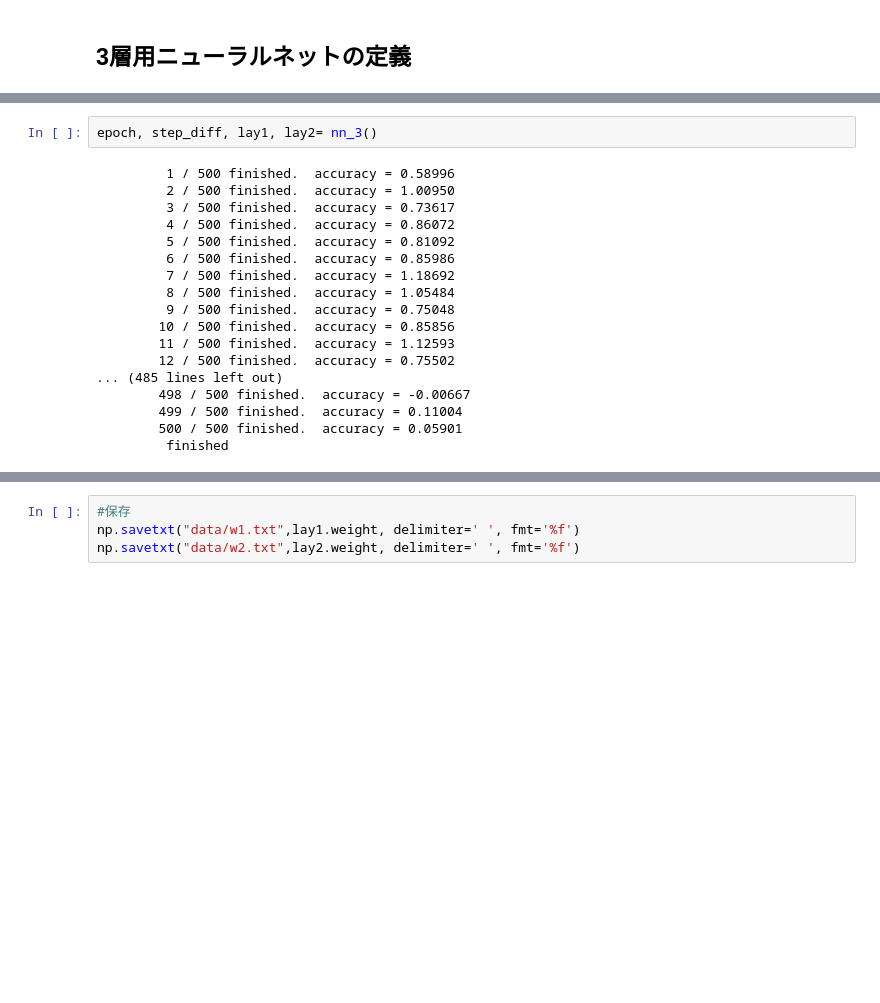
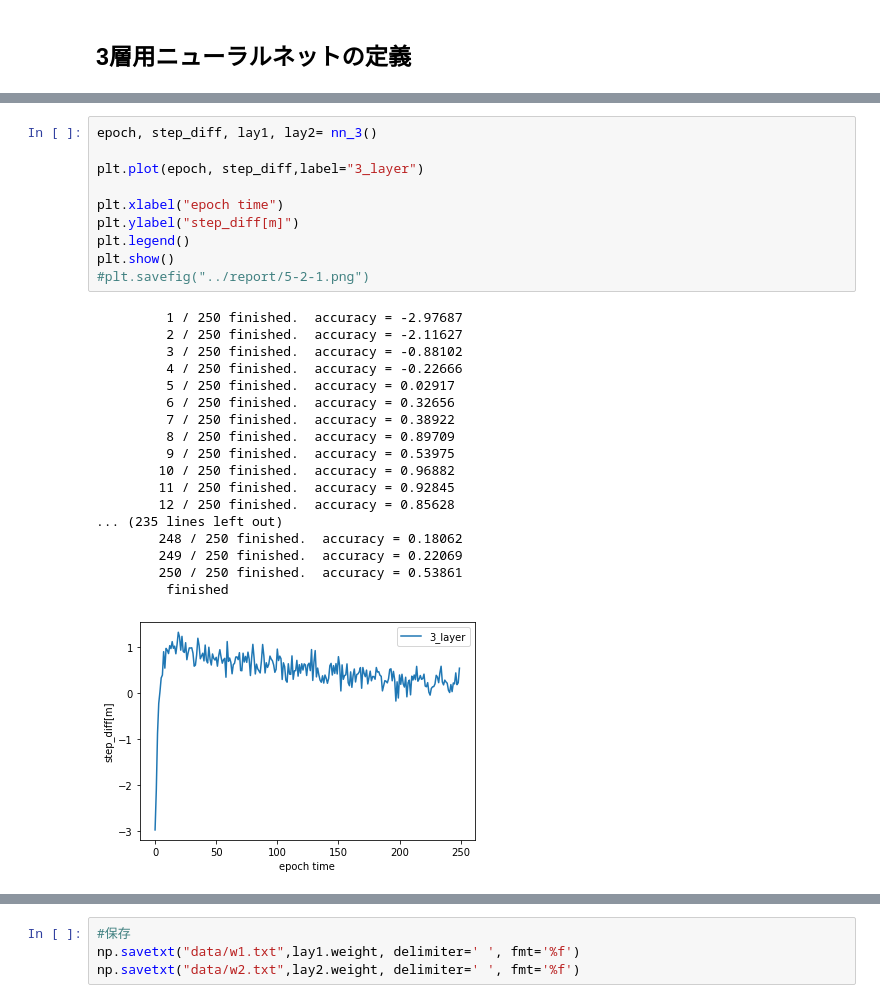
Before and after one commit to atnarita/jishupro, a Jupyter notebook: program/nn_learn.ipynb, the cells around one changed output, grey strips where cells are left out. Saved outputs shown, nothing was run; the diff lists cells and outputs as text; blank space fills up the shorter version.

```diff
--- a/program/nn_learn.ipynb
+++ b/program/nn_learn.ipynb
@@ -337,26 +337,35 @@ def nn_3(first_layer=90, second_layer=60, third_layer=1, learning_rate=0.01, epo
 
     print("\t finished")
     return epoch_list, accuracy_list, lay_1, lay_2
-# %%
-epoch, step_diff, lay1, lay2= nn_3()
-# %% [output]
-         1 / 500 finished.  accuracy = 0.58996
-         2 / 500 finished.  accuracy = 1.00950
-         3 / 500 finished.  accuracy = 0.73617
-         4 / 500 finished.  accuracy = 0.86072
-         5 / 500 finished.  accuracy = 0.81092
-         6 / 500 finished.  accuracy = 0.85986
-         7 / 500 finished.  accuracy = 1.18692
-         8 / 500 finished.  accuracy = 1.05484
-         9 / 500 finished.  accuracy = 0.75048
-        10 / 500 finished.  accuracy = 0.85856
-        11 / 500 finished.  accuracy = 1.12593
-        12 / 500 finished.  accuracy = 0.75502
-... (485 lines left out)
-        498 / 500 finished.  accuracy = -0.00667
-        499 / 500 finished.  accuracy = 0.11004
-        500 / 500 finished.  accuracy = 0.05901
-         finished
+# %%
+epoch, step_diff, lay1, lay2= nn_3()
+
+plt.plot(epoch, step_diff,label="3_layer")
+
+plt.xlabel("epoch time")
+plt.ylabel("step_diff[m]")
+plt.legend()
+plt.show()
+#plt.savefig("../report/5-2-1.png")
+# %% [output]
+         1 / 250 finished.  accuracy = -2.97687
+         2 / 250 finished.  accuracy = -2.11627
+         3 / 250 finished.  accuracy = -0.88102
+         4 / 250 finished.  accuracy = -0.22666
+         5 / 250 finished.  accuracy = 0.02917
+         6 / 250 finished.  accuracy = 0.32656
+         7 / 250 finished.  accuracy = 0.38922
+         8 / 250 finished.  accuracy = 0.89709
+         9 / 250 finished.  accuracy = 0.53975
+        10 / 250 finished.  accuracy = 0.96882
+        11 / 250 finished.  accuracy = 0.92845
+        12 / 250 finished.  accuracy = 0.85628
+... (235 lines left out)
+        248 / 250 finished.  accuracy = 0.18062
+        249 / 250 finished.  accuracy = 0.22069
+        250 / 250 finished.  accuracy = 0.53861
+         finished
+[figure, added]
 # %%
 plt.plot(epoch, step_diff,label="3_layer")
 
```
Also changed, not shown: parts of 5 cells of this notebook, 6 other files.
